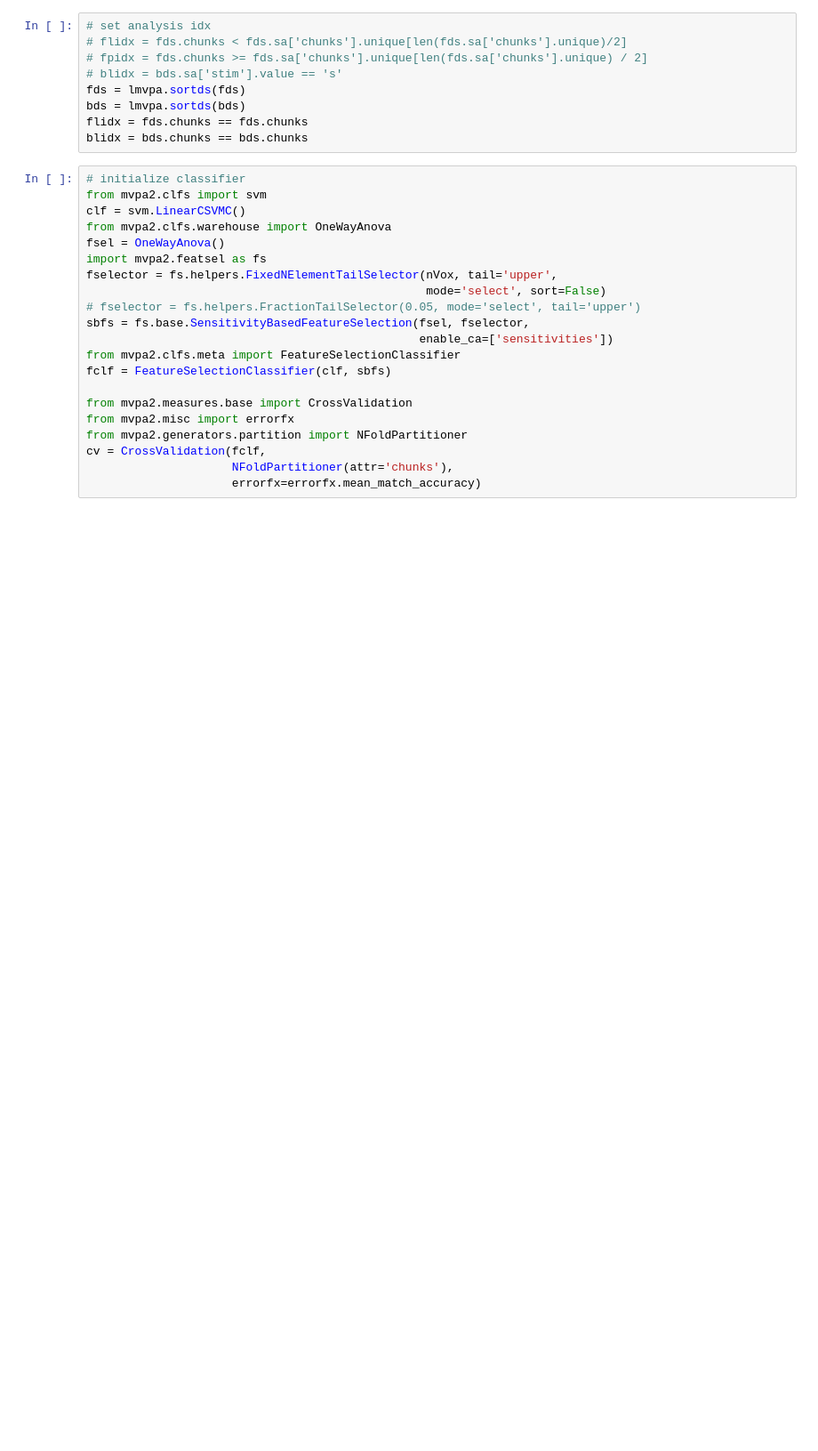
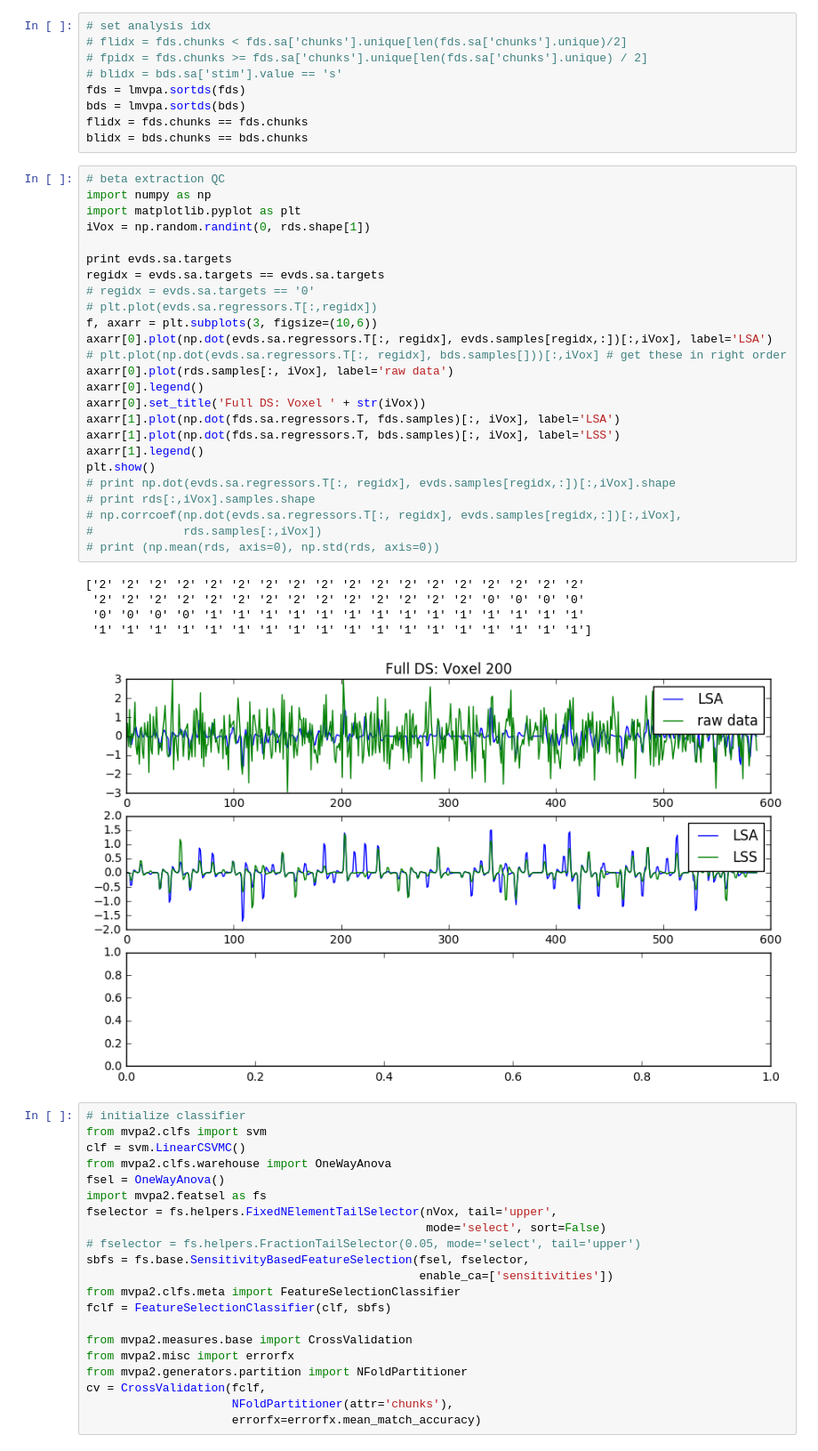
Before and after one commit to njchiang/LanguageMVPA, a Jupyter notebook: multivariate/python/analysis/betaScratchpad.ipynb, the cells around one changed output. Shown at 89% size. Cells and saved outputs as stored; diff of their text form; blank space fills up the shorter version.

```diff
--- a/multivariate/python/analysis/betaScratchpad.ipynb
+++ b/multivariate/python/analysis/betaScratchpad.ipynb
@@ -108,6 +79,37 @@ fds = lmvpa.sortds(fds)
 bds = lmvpa.sortds(bds)
 flidx = fds.chunks == fds.chunks
 blidx = bds.chunks == bds.chunks
+# %%
+# beta extraction QC
+import numpy as np
+import matplotlib.pyplot as plt
+iVox = np.random.randint(0, rds.shape[1])
+
+print evds.sa.targets
+regidx = evds.sa.targets == evds.sa.targets
+# regidx = evds.sa.targets == '0'
+# plt.plot(evds.sa.regressors.T[:,regidx])
+f, axarr = plt.subplots(3, figsize=(10,6))
+axarr[0].plot(np.dot(evds.sa.regressors.T[:, regidx], evds.samples[regidx,:])[:,iVox], label='LSA')
+# plt.plot(np.dot(evds.sa.regressors.T[:, regidx], bds.samples[]))[:,iVox] # get these in right order
+axarr[0].plot(rds.samples[:, iVox], label='raw data')
+axarr[0].legend()
+axarr[0].set_title('Full DS: Voxel ' + str(iVox))
+axarr[1].plot(np.dot(fds.sa.regressors.T, fds.samples)[:, iVox], label='LSA')
+axarr[1].plot(np.dot(fds.sa.regressors.T, bds.samples)[:, iVox], label='LSS')
+axarr[1].legend()
+plt.show()
+# print np.dot(evds.sa.regressors.T[:, regidx], evds.samples[regidx,:])[:,iVox].shape
+# print rds[:,iVox].samples.shape
+# np.corrcoef(np.dot(evds.sa.regressors.T[:, regidx], evds.samples[regidx,:])[:,iVox],
+#             rds.samples[:,iVox])
+# print (np.mean(rds, axis=0), np.std(rds, axis=0))
+# %% [output]
+['2' '2' '2' '2' '2' '2' '2' '2' '2' '2' '2' '2' '2' '2' '2' '2' '2' '2'
+ '2' '2' '2' '2' '2' '2' '2' '2' '2' '2' '2' '2' '2' '2' '0' '0' '0' '0'
+ '0' '0' '0' '0' '1' '1' '1' '1' '1' '1' '1' '1' '1' '1' '1' '1' '1' '1'
+ '1' '1' '1' '1' '1' '1' '1' '1' '1' '1' '1' '1' '1' '1' '1' '1' '1' '1']
+[figure, added]
 # %%
 # initialize classifier
 from mvpa2.clfs import svm
```
Also changed, not shown: parts of 8 cells of this notebook.
